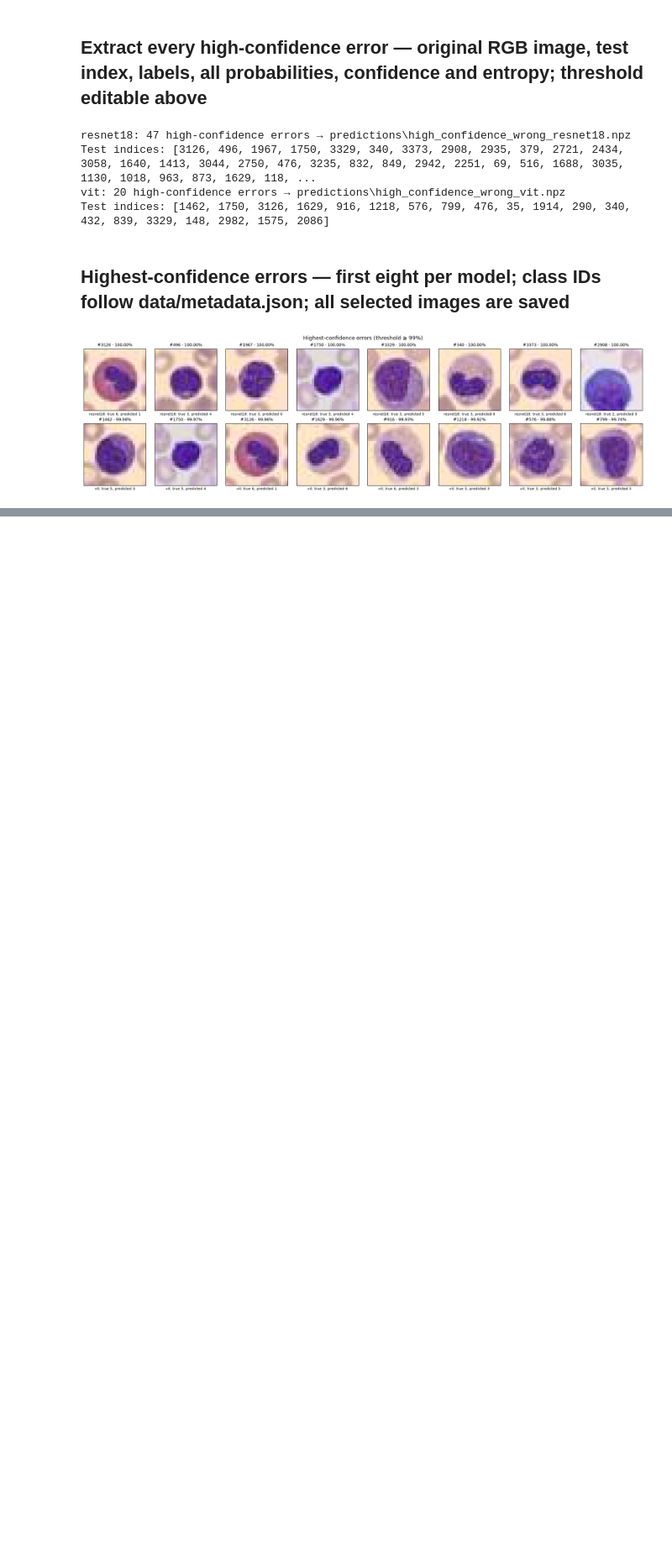
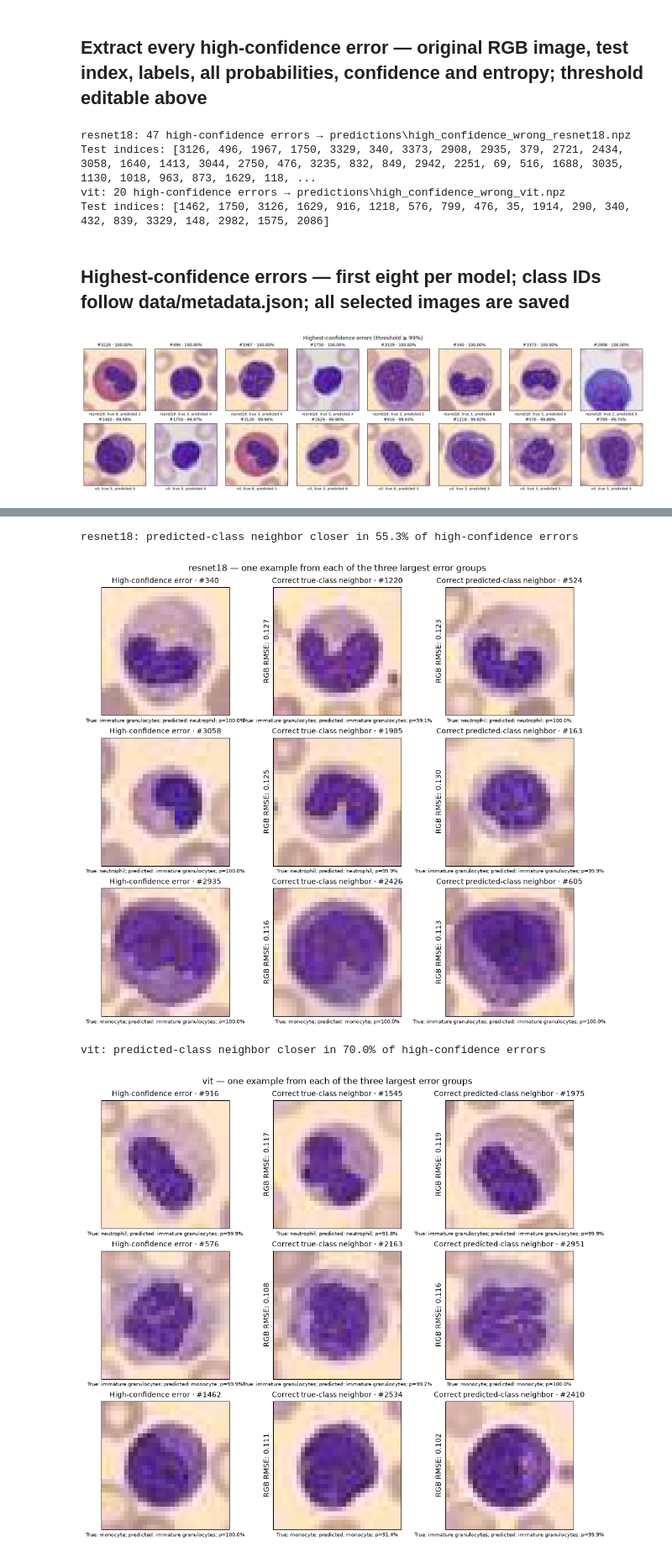
Before and after one commit to jseibezeder/AI_and_Visualization_Project, a Jupyter notebook: confidence_analysis.ipynb, the cells around one changed output, grey strips where cells are left out. Shown at 84% size. Cells and saved outputs as stored; diff of their text form; code cells hidden in the pictures; blank space fills up the shorter version.

```diff
--- a/confidence_analysis.ipynb
+++ b/confidence_analysis.ipynb
@@ -220,0 +329,39 @@ plt.show()
+# %%
+flat = rgb.reshape(len(images), -1).astype(np.float32)
+squared = np.square(flat).sum(-1)
+neighbor_ids, neighbor_rmse = [], []
+for m, ids in enumerate(error_ids):
+    distances = np.maximum(squared[:, None] + squared[ids][None, :] - 2 * flat @ flat[ids].T, 0) / flat.shape[1]
+    matches, rmses = [], []
+    for target in [labels[ids], predicted[m, ids]]:
+        allowed = correct[m, :, None] & (labels[:, None] == target[None, :])
+        assert allowed.any(axis=0).all(), 'No correct comparison image in a requested class'
+        nearest = np.where(allowed, distances, np.inf).argmin(axis=0)
+        matches.append(nearest)
+        rmses.append(np.sqrt(distances[nearest, np.arange(len(ids))]))
+    neighbor_ids.append(np.stack(matches))
+    neighbor_rmse.append(np.stack(rmses))
+    if not len(example_ids[m]):
+        continue
+    print(f'{model_names[m]}: predicted-class neighbor closer in {(rmses[1] < rmses[0]).mean():.1%} of high-confidence errors')
+    fig, axes = plt.subplots(len(example_ids[m]), 3, figsize=(10, 3 * len(example_ids[m])), squeeze=False, layout='constrained')
+    for row, i in enumerate(example_ids[m]):
+        pos = np.flatnonzero(ids == i)[0]
+        comparison = [i, matches[0][pos], matches[1][pos]]
+        titles = ['High-confidence error', 'Correct true-class neighbor', 'Correct predicted-class neighbor']
+        for col, (j, title) in enumerate(zip(comparison, titles)):
+            ax = axes[row, col]
+            ax.imshow(images[j])
+            ax.set_title(f'{title} · #{j}', fontsize=10)
+            ax.set_xlabel(f'True: {class_names[labels[j]]}; predicted: {class_names[predicted[m, j]]}; p={confidence[m, j]:.1%}', fontsize=7)
+            if col:
+                ax.set_ylabel(f'RGB RMSE: {rmses[col - 1][pos]:.3f}')
+            ax.set_xticks([])
+            ax.set_yticks([])
+    fig.suptitle(f'{model_names[m]} — one example from each of the three largest error groups')
+    plt.show()
+# %% [output]
+resnet18: predicted-class neighbor closer in 55.3% of high-confidence errors
+[figure, added]
+vit: predicted-class neighbor closer in 70.0% of high-confidence errors
+[figure, added]
```
Also changed, not shown: parts of 15 cells of this notebook, 1 other file.
